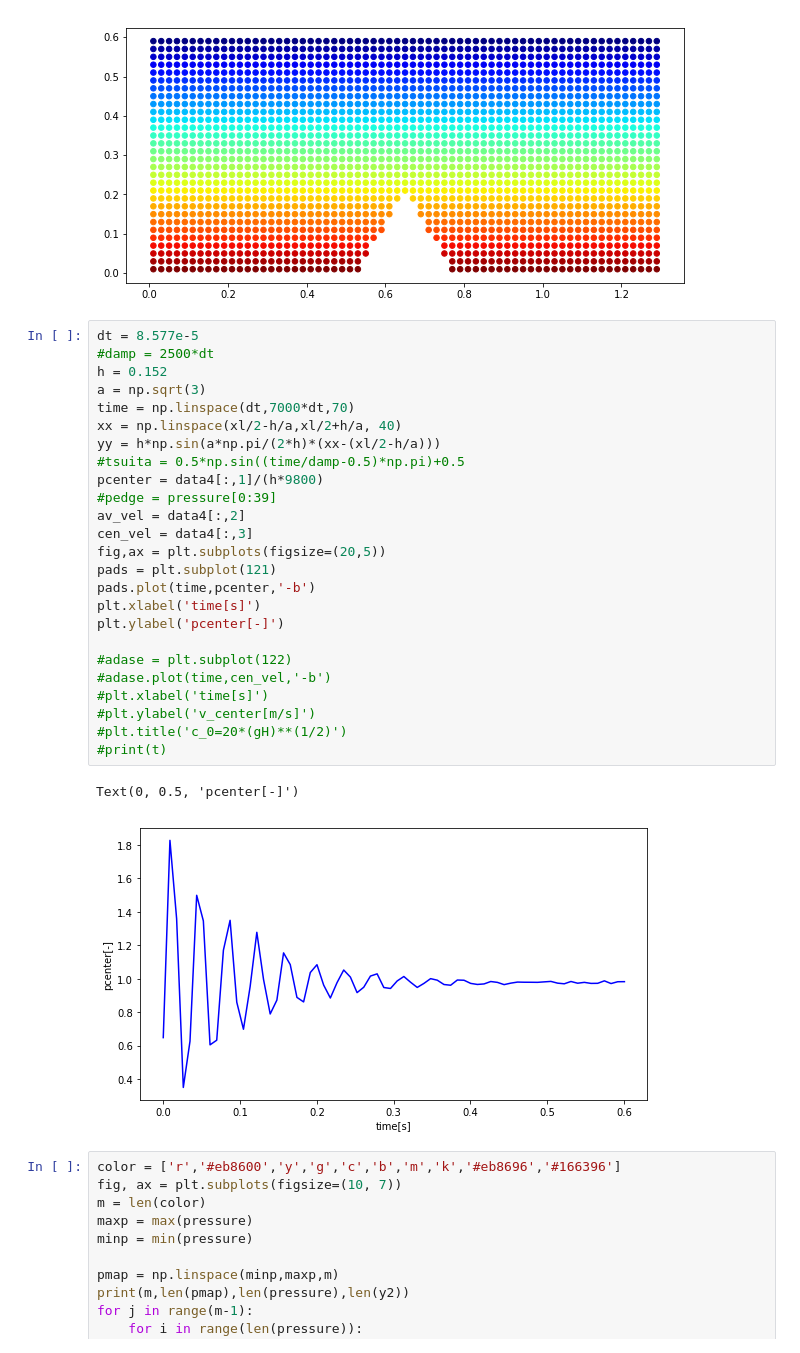
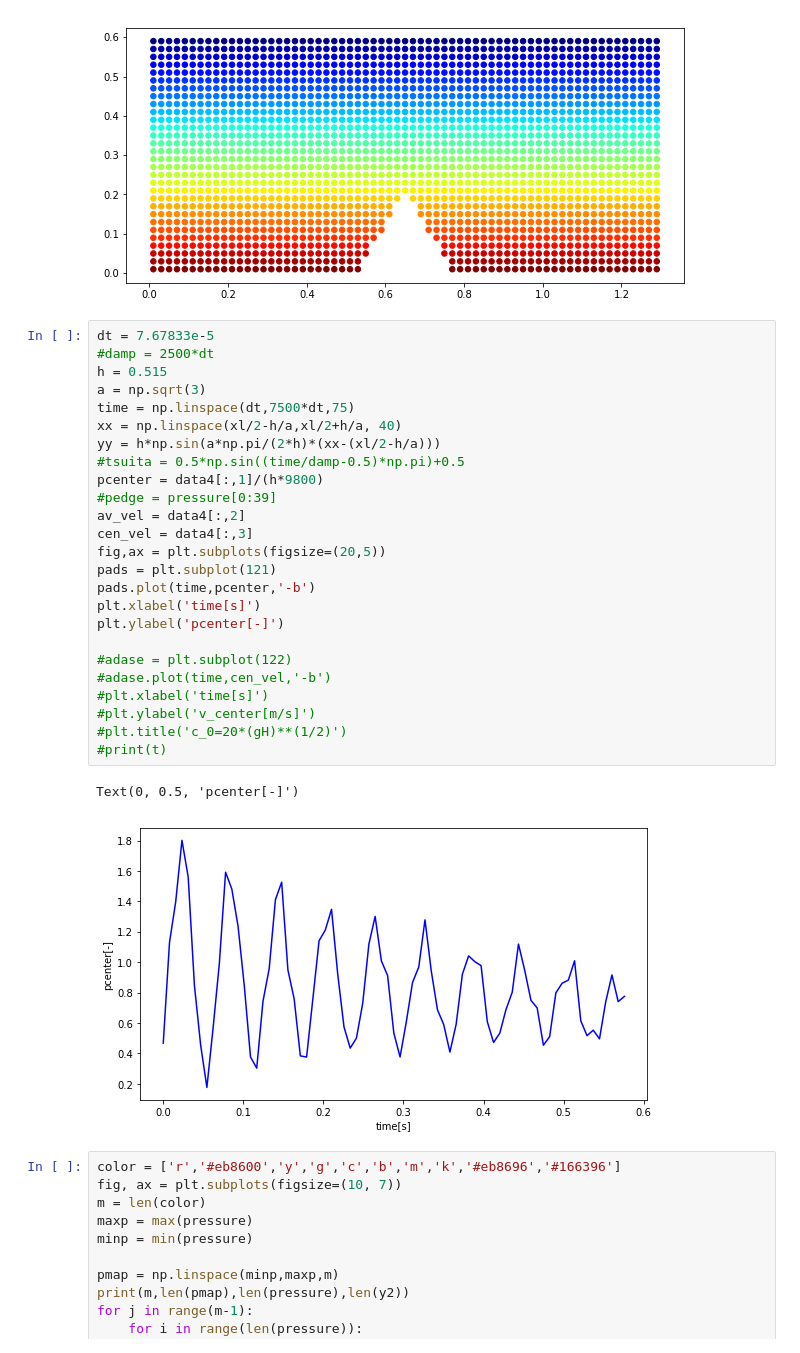
Before and after one commit to Jinx134235/static-water, a Jupyter notebook: particle&pressure plot.ipynb, the cells around one changed output. Cells and saved outputs as stored; diff of their text form.

```diff
--- a/particle&pressure plot.ipynb
+++ b/particle&pressure plot.ipynb
@@ -176,33 +179,33 @@ plt.scatter(x2,y2,30,pressure,cmap='jet')
 <matplotlib.collections.PathCollection at 0x...>
 [figure]
 # %%
-dt = 8.577e-5
+dt = 7.67833e-5
 #damp = 2500*dt
-h = 0.152
+h = 0.515
 a = np.sqrt(3)
-time = np.linspace(dt,7000*dt,70)
+time = np.linspace(dt,7500*dt,75)
 xx = np.linspace(xl/2-h/a,xl/2+h/a, 40)
 yy = h*np.sin(a*np.pi/(2*h)*(xx-(xl/2-h/a)))
 #tsuita = 0.5*np.sin((time/damp-0.5)*np.pi)+0.5
 pcenter = data4[:,1]/(h*9800)
 #pedge = pressure[0:39]
 av_vel = data4[:,2]
 cen_vel = data4[:,3]
 fig,ax = plt.subplots(figsize=(20,5))
 pads = plt.subplot(121)
 pads.plot(time,pcenter,'-b')
 plt.xlabel('time[s]')
 plt.ylabel('pcenter[-]')
 
 #adase = plt.subplot(122)
 #adase.plot(time,cen_vel,'-b')
 #plt.xlabel('time[s]')
 #plt.ylabel('v_center[m/s]')
 #plt.title('c_0=20*(gH)**(1/2)')
 #print(t)
 # %% [output]
 Text(0, 0.5, 'pcenter[-]')
-[figure, old version]
+[figure, new version]
 # %%
 color = ['r','#eb8600','y','g','c','b','m','k','#eb8696','#166396']
 fig, ax = plt.subplots(figsize=(10, 7))
```
Also changed, not shown: parts of 4 cells of this notebook, 11 other files.
